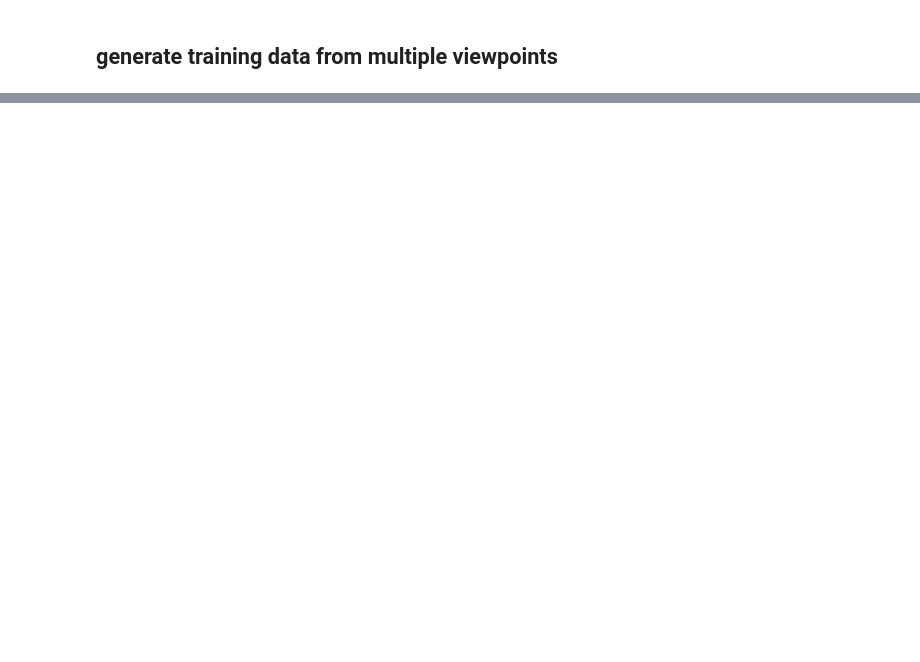
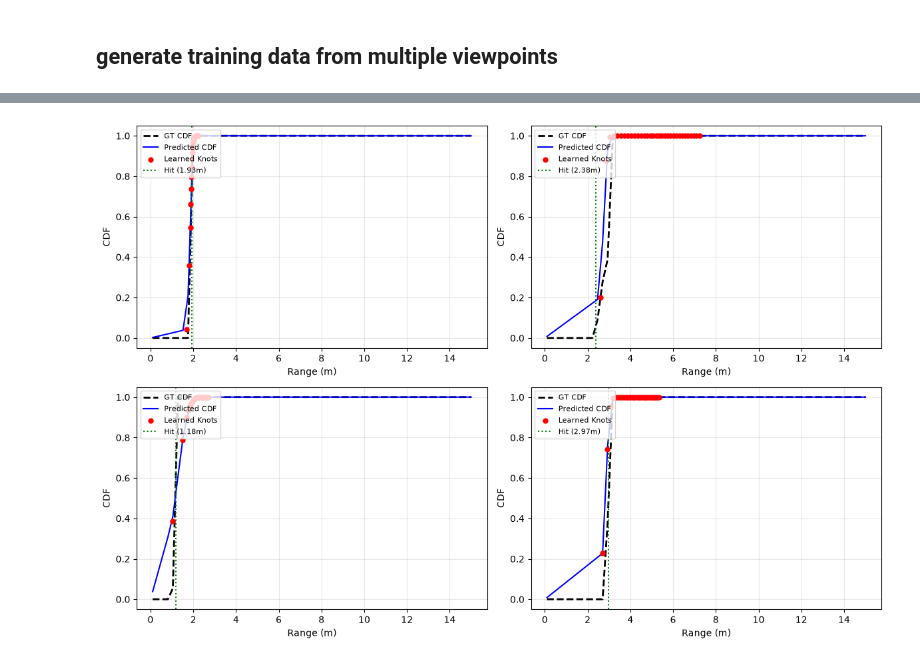
Before and after one commit to mcdermatt/LiZARD, a Jupyter notebook: notebooks/knot_estimation_sandbox.ipynb, the cells around one changed output, grey strips where cells are left out. Drawn from its saved outputs; the diff is of its cells as text; code cells hidden in the pictures; blank space fills up the shorter version.

```diff
--- a/notebooks/knot_estimation_sandbox.ipynb
+++ b/notebooks/knot_estimation_sandbox.ipynb
@@ -100,0 +87,19 @@ print(cloud)
+# %%
+import numpy as np
+from synthetic_data_generation_utils import compute_look_at_rotation
+
+def generate_orbit_poses(num_poses: int = 16, radius: float = 3.0, height: float = 1.5, target=[0.0, 0.0, 1.2]):
+    """Generates N sensor poses in a circular ring facing the center."""
+    angles = np.linspace(0, 2 * np.pi, num_poses, endpoint=False)
+    positions = []
+    rotations = []
+
+    for theta in angles:
+        # Sensor position along the circle
+        pos = np.array([radius * np.cos(theta), radius * np.sin(theta), height])
+        # Aim the sensor forward (+X in sensor local frame) toward the target point
+        rot = compute_look_at_rotation(eye=pos, target=target)
+        positions.append(pos)
+        rotations.append(rot)
+
+    return np.array(positions), np.array(rotations)
@@ -100,0 +453,61 @@ print(cloud)
+# %%
+from torch.utils.data import DataLoader
+import matplotlib.pyplot as plt
+
+# 1. Instantiate Dataset and DataLoader
+dataset = LidarRayDataset(
+    rays_o=rays_o,
+    rays_d=rays_d,
+    hit_ranges=hit_ranges,
+    hit_masks=hit_masks,
+    gt_cdfs=gt_cdfs,
+    augment_origin_slide=True,
+)
+dataloader = DataLoader(dataset, batch_size=256, shuffle=True)
+
+# 2. Run Training Loop
+num_epochs = 15
+print(f"Training on {device} ({len(dataset)} rays, {len(dataloader)} batches/epoch)...")
+
+for epoch in range(num_epochs):
+    epoch_loss = 0.0
+    for batch in dataloader:
+        loss = train_step(batch)
+        epoch_loss += loss
+
+    avg_loss = epoch_loss / len(dataloader)
+    print(f"Epoch [{epoch+1:02d}/{num_epochs:02d}] - Loss: {avg_loss:.6f}")
+
+# 3. Visualize Learned Knot Placements vs Ground Truth CDF
+model.eval()
+with torch.no_grad():
+    sample_indices = [0, 50, 150, 300]
+    fig, axes = plt.subplots(2, 2, figsize=(12, 8))
+
+    for ax, idx in zip(axes.flat, sample_indices):
+        sample = dataset[idx]
+        o = sample["ray_o"].unsqueeze(0).to(device)
+        d = sample["ray_d"].unsqueeze(0).to(device)
+        gt = sample["gt_cdf"].cpu().numpy()
+
+        s_knots, c_knots, _ = model(o, d)
+        s_k = s_knots[0].cpu().numpy()
+        c_k = c_knots[0].cpu().numpy()
+        pred_interp = interpolate_cdf_to_grid(s_knots, c_knots, eval_grid)[0].cpu().numpy()
+        eval_pts = eval_grid.cpu().numpy()
+
+        ax.plot(eval_pts, gt, 'k--', label='GT CDF', linewidth=2)
+        ax.plot(eval_pts, pred_interp, 'b-', label='Predicted CDF')
+        ax.scatter(s_k, c_k, color='red', s=25, zorder=5, label='Learned Knots')
+        if sample["hit_mask"] > 0:
+            ax.axvline(sample["hit_range"].item(), color='green', linestyle=':', label=f'Hit ({sample["hit_range"]:.2f}m)')
+
+        ax.set_ylim(-0.05, 1.05)
+        ax.set_xlabel("Range (m)")
+        ax.set_ylabel("CDF")
+        ax.legend(loc="upper left", fontsize=8)
+        ax.grid(True, alpha=0.3)
+
+    plt.tight_layout()
+    plt.show()
+# %% [output]
@@ -100,0 +530 @@ print(cloud)
+[figure, added]
```
Also changed, not shown: parts of 13 cells of this notebook, 3 other files.
